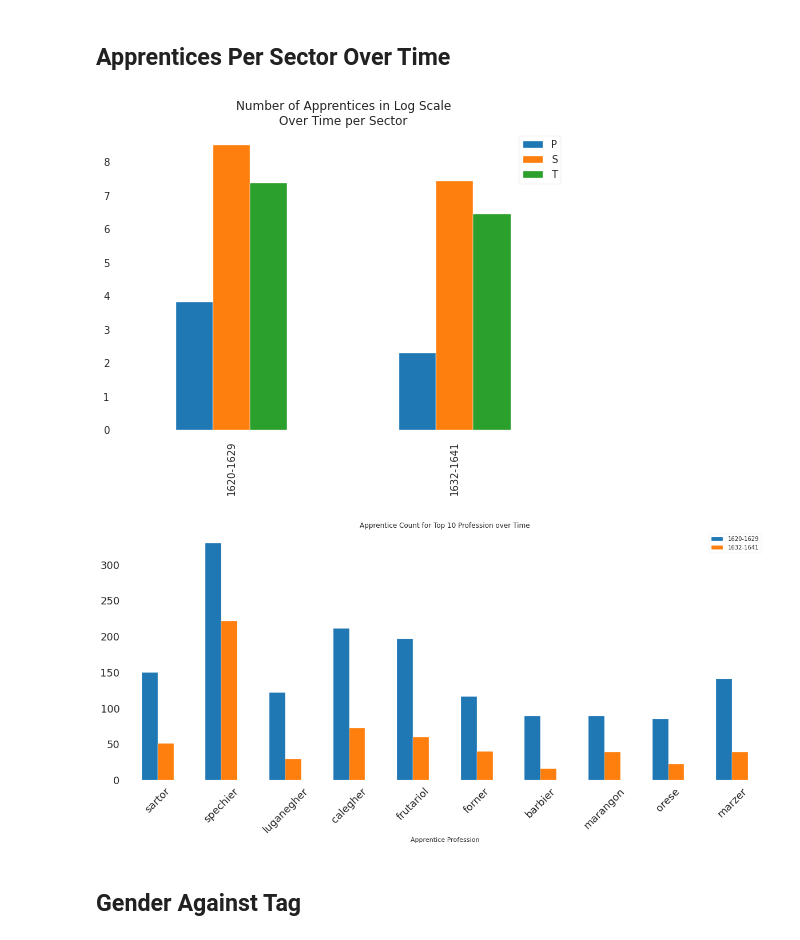
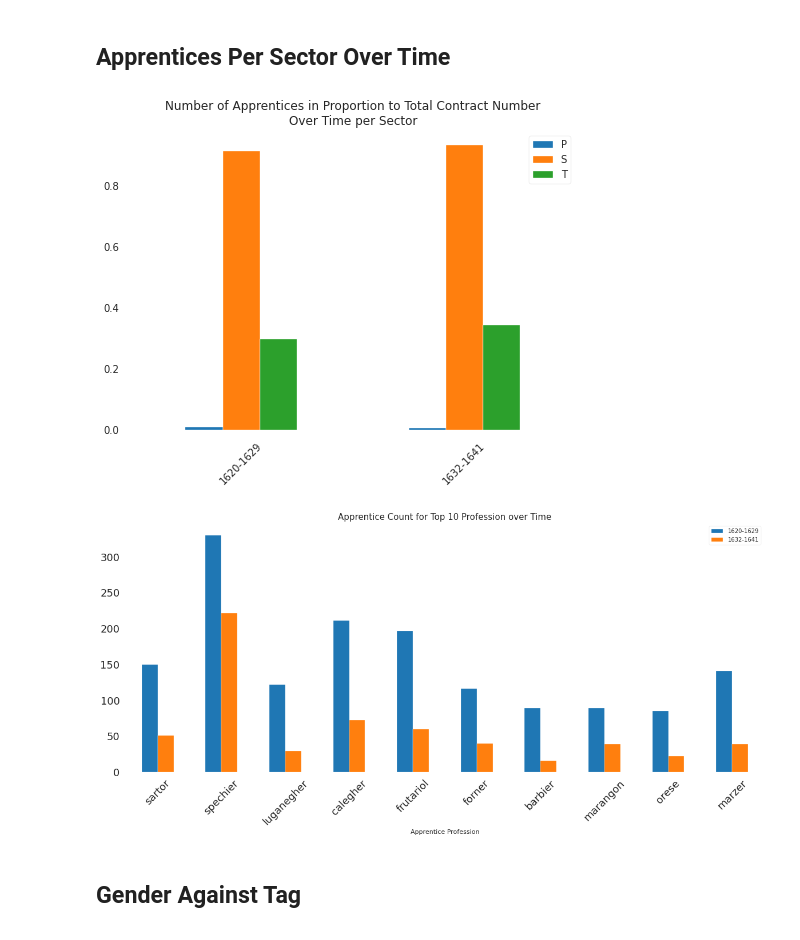
Before and after one commit to AlricRahl/Garzoni-Dataset-Exploration, a Jupyter notebook: src/Progress Notebook.ipynb, the cells around one changed output. Saved outputs shown, nothing was run; the diff lists cells and outputs as text; code cells hidden in the pictures.

```diff
--- a/src/Progress Notebook.ipynb
+++ b/src/Progress Notebook.ipynb
@@ -1019,3 +1043,25 @@ Number of Others: 0.20282826081033214
+# %%
+sub_tables_ungrouped = clnt.loadPickle("../data/pickles/sub_tables.pkl")
+sub_tables_ungrouped["Gender"] = sub_tables_ungrouped["Gender"].apply(lambda x:x == "grz:Female")
+sub_table_groups = sub_tables_ungrouped.groupby("Contract ID")
+
+has_female = sub_table_groups.apply(lambda x:x["Gender"].sum() > 0).copy()
+has_relations = sub_table_groups.apply(lambda x:len(x[(x["Is Guarantor"] == 1) &
+                                                      (x["Relationship From Apprentice"].notna())]) > 0).copy()
+# %%
+df = clnt.loadPickle("../data/pickles/table_of_all.pkl").reset_index()
+category_table = pd.merge(pd.DataFrame(has_relations, columns=["Has Apprentice Relation"]).reset_index(),
+                          pd.DataFrame(has_female, columns=["Has Female in Contract"]).reset_index(),
+                          on="Contract ID")
+
+venezia_encoding = clnt.hotEncode(df, df["Apprentice Province"], operation="max")[["Contract ID", "Venezia"]]
+venezia_encoding.columns = ["Contract ID", "From Venezia"]
+category_table = category_table.merge(venezia_encoding, on="Contract ID",
+                                      how="left").copy()
+category_table["Category"] = (category_table["Has Apprentice Relation"] +
+                              category_table["Has Female in Contract"] * 2 +
+                              category_table["From Venezia"] * 4)
+clnt.savePickle(category_table, "../data/pickles/generated_categories_appRel_femCon_fromVen.pkl")
 # %% [markdown]
 # Analyzing the Affects of Plague #
 # %% [markdown]
@@ -1055,39 +1101,42 @@ clnt.plotHist(post_plague["Apprentice Age"], atype=float,
 # %%
 provenance_sector_profession = the_table[["Apprentice Province", "Apprentice Profession", "Contract Date",
                                           "P", "S", "T"]].copy()
 # First we look in number of contracts in total over time
 start = 1620
 end = 1640
 gap = 9
 gap2 = 12
 df = pd.DataFrame(columns = ["P", "S", "T"])
 for year in range(start, end, gap2):
     temp = clnt.betweenYears(provenance_sector_profession, year, e_year = year + gap)
-    df = df.append(pd.Series(temp[["P", "S", "T"]].sum().apply(lambda x:np.log(x)), name = f"{year}-{year+gap}"))
-df.plot(kind="bar", title="Number of Apprentices in Log Scale\nOver Time per Sector")
+    df = df.append(pd.Series(temp[["P", "S", "T"]].sum().apply(lambda x:x/len(temp)), name = f"{year}-{year+gap}"))
+df.plot(kind="bar",
+        rot=45,
+        title="Number of Apprentices in Proportion to Total Contract Number\nOver Time per Sector")
 plt.show()
 
 # Then we look in profession scale
 df = pd.DataFrame({"Apprentice Profession": provenance_sector_profession["Apprentice Profession"].unique()})
 for year in range(start, end, gap2):
     temp = clnt.betweenYears(provenance_sector_profession, year, e_year = year + gap)
     groups = temp.groupby("Apprentice Profession")[["Apprentice Profession"]].agg("count").copy()
     groups.columns = [f"{year}-{year+gap}"]
     df = df.merge(groups, on="Apprentice Profession", how = "left")
 
 groups = provenance_sector_profession.groupby("Apprentice Profession")[["Apprentice Profession"]].agg("count").copy()
 groups.columns = ["Total"]
 df = df.merge(groups, on="Apprentice Profession", how = "left")
 df = df[df["Apprentice Profession"].notna()]
 df = df.set_index("Apprentice Profession")
+_, ax = plt.subplots(figsize=(20,8))
+ax.set_title("Apprentice Count for Top 10 Profession over Time", fontsize=15)
 df.sort_values("Total", ascending = False)[:10][df.keys()[:-1]].plot(kind='bar',
-                                                                     figsize=(20,8),
+                                                                     ax=ax,
                                                                      fontsize=18,
-                                                                     rot=45,
-                                                                     title="Apprentice Count for Top 10 Profession over Time")
+                                                                     rot=45)
 plt.show()
 # %% [output]
-[figure, old version]
+[figure, new version]
-[figure, old version]
+[figure, new version]
 # %% [markdown]
 ## Gender Against Tag ##
```
Also changed, not shown: parts of 11 cells of this notebook, 2 other files.
